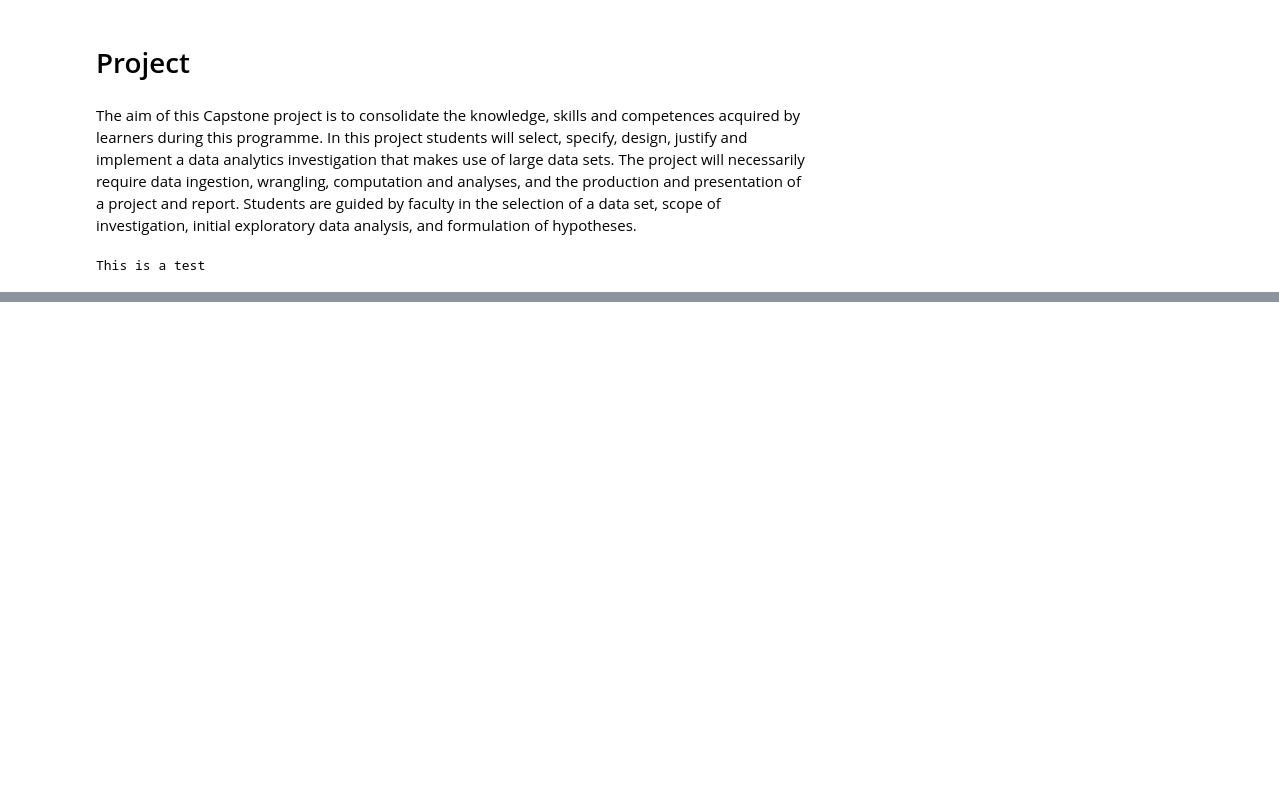
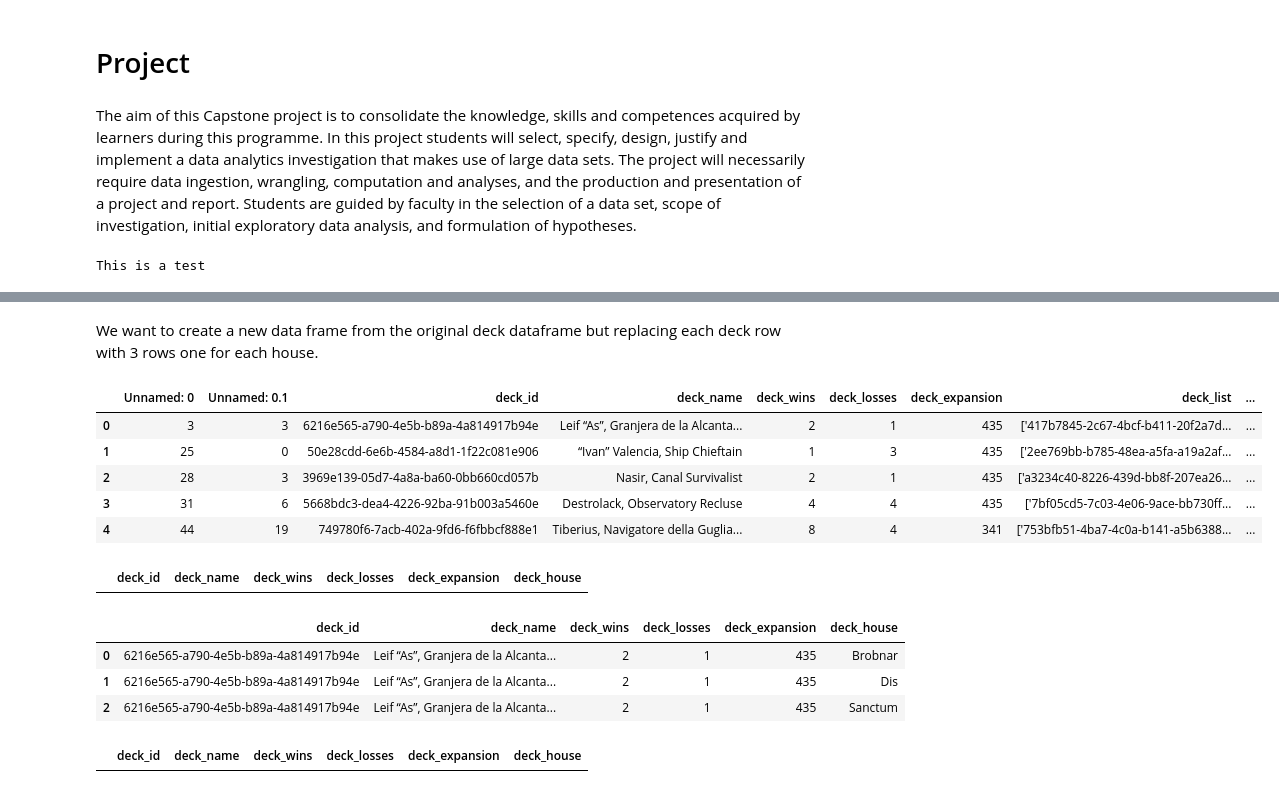
Before and after one commit to barrysheppard/B8IT110-Project, a Jupyter notebook: main.ipynb, the cells around one changed output, grey strips where cells are left out. Saved outputs shown, nothing was run; the diff lists cells and outputs as text; code cells hidden in the pictures; blank space fills up the shorter version.

```diff
--- a/main.ipynb
+++ b/main.ipynb
@@ -72,0 +360,16 @@ print(deck_df.iloc[0]['deck_list_names'])
+# %% [markdown]
+We want to create a new data frame from the original deck dataframe but replacing each deck row with 3 rows one for each house.
+# %%
+new_deck_df.head()
+# %% [output]
+|  | Unnamed: 0 | Unnamed: 0.1 | deck_id | deck_name | deck_wins | deck_losses | deck_expansion | deck_list | ... |
+| 0 | 3 | 3 | 6216e565-a790-4e5b-b89a-4a814917b94e | Leif “As”, Granjera de la Alcanta... | 2 | 1 | 435 | ['417b7845-2c67-4bcf-b411-20f2a7d... | ... |
+| 1 | 25 | 0 | 50e28cdd-6e6b-4584-a8d1-1f22c081e906 | “Ivan” Valencia, Ship Chieftain | 1 | 3 | 435 | ['2ee769bb-b785-48ea-a5fa-a19a2af... | ... |
+| 2 | 28 | 3 | 3969e139-05d7-4a8a-ba60-0bb660cd057b | Nasir, Canal Survivalist | 2 | 1 | 435 | ['a3234c40-8226-439d-bb8f-207ea26... | ... |
+| 3 | 31 | 6 | 5668bdc3-dea4-4226-92ba-91b003a5460e | Destrolack, Observatory Recluse | 4 | 4 | 435 | ['7bf05cd5-7c03-4e06-9ace-bb730ff... | ... |
+| 4 | 44 | 19 | 749780f6-7acb-402a-9fd6-f6fbbcf888e1 | Tiberius, Navigatore della Guglia... | 8 | 4 | 341 | ['753bfb51-4ba7-4c0a-b141-a5b6388... | ... |
+# %%
+house_deck_df = pd.DataFrame(columns=['deck_id', 'deck_name', 'deck_wins', 'deck_losses', 'deck_expansion', 'deck_house'])
+house_deck_df
+# %% [output]
+|  | deck_id | deck_name | deck_wins | deck_losses | deck_expansion | deck_house |
@@ -72,0 +378,19 @@ print(deck_df.iloc[0]['deck_list_names'])
+# %%
+n = 0
+house_length = len(new_deck_df.loc[n]['houses'])
+houses = new_deck_df.loc[n]['houses'][2:house_length-2].split("', '")
+house_list = []
+for i in houses:
+    new_row = [new_deck_df.iloc[n]["deck_id"], new_deck_df.iloc[n]["deck_name"], new_deck_df.iloc[n]["deck_wins"], new_deck_df.iloc[n]["deck_losses"], new_deck_df.iloc[n]["deck_expansion"], i]
+    house_list.append(new_row)
+df = pd.DataFrame(house_list, columns = columns)
+df
+# %% [output]
+|  | deck_id | deck_name | deck_wins | deck_losses | deck_expansion | deck_house |
+| 0 | 6216e565-a790-4e5b-b89a-4a814917b94e | Leif “As”, Granjera de la Alcanta... | 2 | 1 | 435 | Brobnar |
+| 1 | 6216e565-a790-4e5b-b89a-4a814917b94e | Leif “As”, Granjera de la Alcanta... | 2 | 1 | 435 | Dis |
+| 2 | 6216e565-a790-4e5b-b89a-4a814917b94e | Leif “As”, Granjera de la Alcanta... | 2 | 1 | 435 | Sanctum |
+# %%
+house_deck_df
+# %% [output]
+|  | deck_id | deck_name | deck_wins | deck_losses | deck_expansion | deck_house |
```
Also changed, not shown: parts of 46 cells of this notebook, 3 other files.
